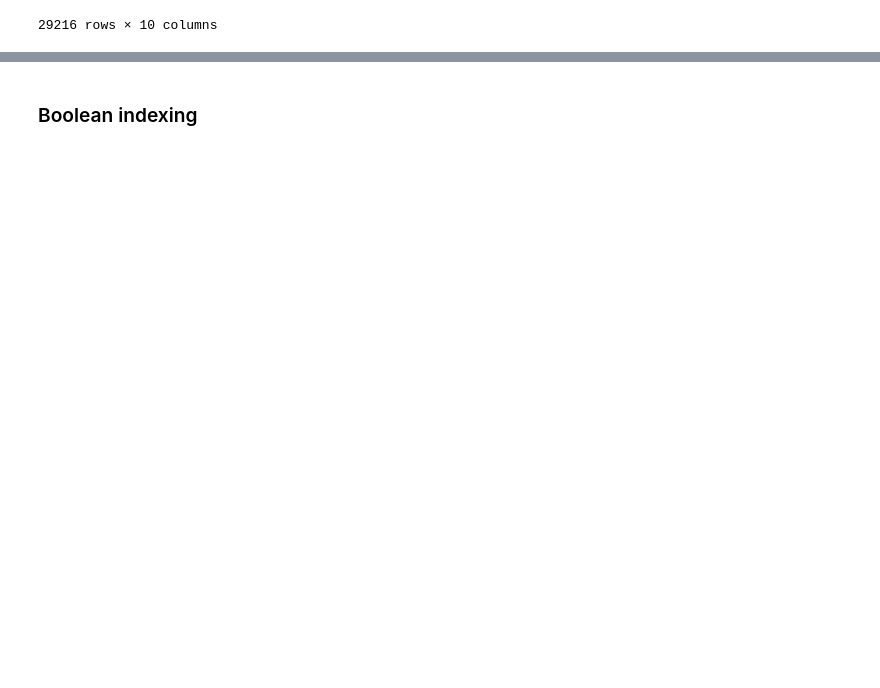
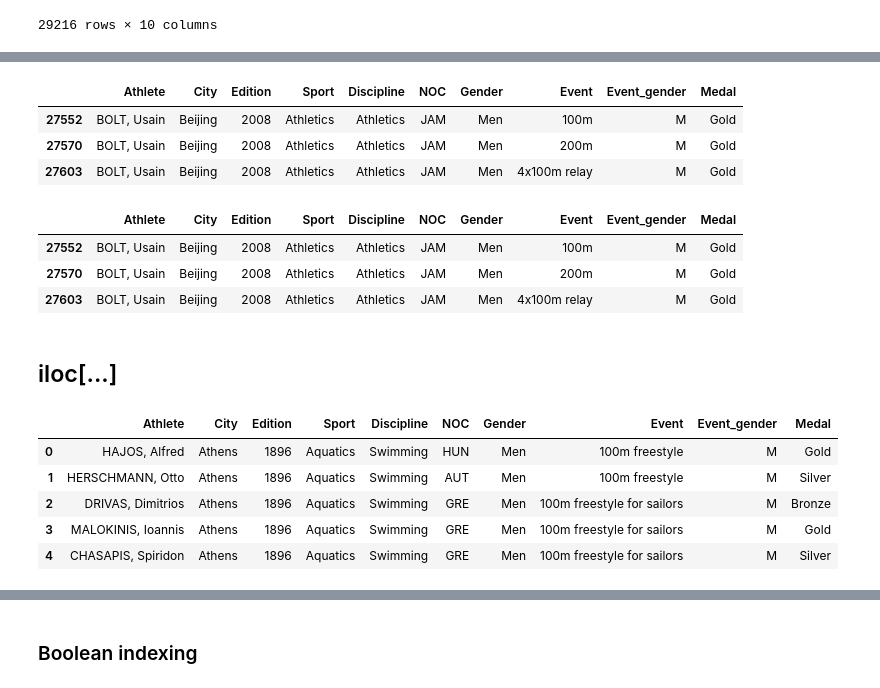
Before and after one commit to luminousmen/python_for_ds, a Jupyter notebook: training_5.ipynb, the cells around one changed output, grey strips where cells are left out. Saved outputs shown, nothing was run; the diff lists cells and outputs as text; code cells hidden in the pictures; blank space fills up the shorter version.

```diff
--- a/training_5.ipynb
+++ b/training_5.ipynb
@@ -265,0 +289,25 @@ oo.sort_values(by=['Edition','Athlete'])
+# %%
+oo[oo.Athlete == 'BOLT, Usain']
+# %% [output]
+|  | Athlete | City | Edition | Sport | Discipline | NOC | Gender | Event | Event_gender | Medal |
+| 27552 | BOLT, Usain | Beijing | 2008 | Athletics | Athletics | JAM | Men | 100m | M | Gold |
+| 27570 | BOLT, Usain | Beijing | 2008 | Athletics | Athletics | JAM | Men | 200m | M | Gold |
+| 27603 | BOLT, Usain | Beijing | 2008 | Athletics | Athletics | JAM | Men | 4x100m relay | M | Gold |
+# %%
+oo.loc[oo.Athlete == 'BOLT, Usain']
+# %% [output]
+|  | Athlete | City | Edition | Sport | Discipline | NOC | Gender | Event | Event_gender | Medal |
+| 27552 | BOLT, Usain | Beijing | 2008 | Athletics | Athletics | JAM | Men | 100m | M | Gold |
+| 27570 | BOLT, Usain | Beijing | 2008 | Athletics | Athletics | JAM | Men | 200m | M | Gold |
+| 27603 | BOLT, Usain | Beijing | 2008 | Athletics | Athletics | JAM | Men | 4x100m relay | M | Gold |
+# %% [markdown]
+## iloc[...]
+# %%
+oo.head()
+# %% [output]
+|  | Athlete | City | Edition | Sport | Discipline | NOC | Gender | Event | Event_gender | Medal |
+| 0 | HAJOS, Alfred | Athens | 1896 | Aquatics | Swimming | HUN | Men | 100m freestyle | M | Gold |
+| 1 | HERSCHMANN, Otto | Athens | 1896 | Aquatics | Swimming | AUT | Men | 100m freestyle | M | Silver |
+| 2 | DRIVAS, Dimitrios | Athens | 1896 | Aquatics | Swimming | GRE | Men | 100m freestyle for sailors | M | Bronze |
+| 3 | MALOKINIS, Ioannis | Athens | 1896 | Aquatics | Swimming | GRE | Men | 100m freestyle for sailors | M | Gold |
+| 4 | CHASAPIS, Spiridon | Athens | 1896 | Aquatics | Swimming | GRE | Men | 100m freestyle for sailors | M | Silver |
```
Also changed, not shown: parts of 27 cells of this notebook, 2 other files.
